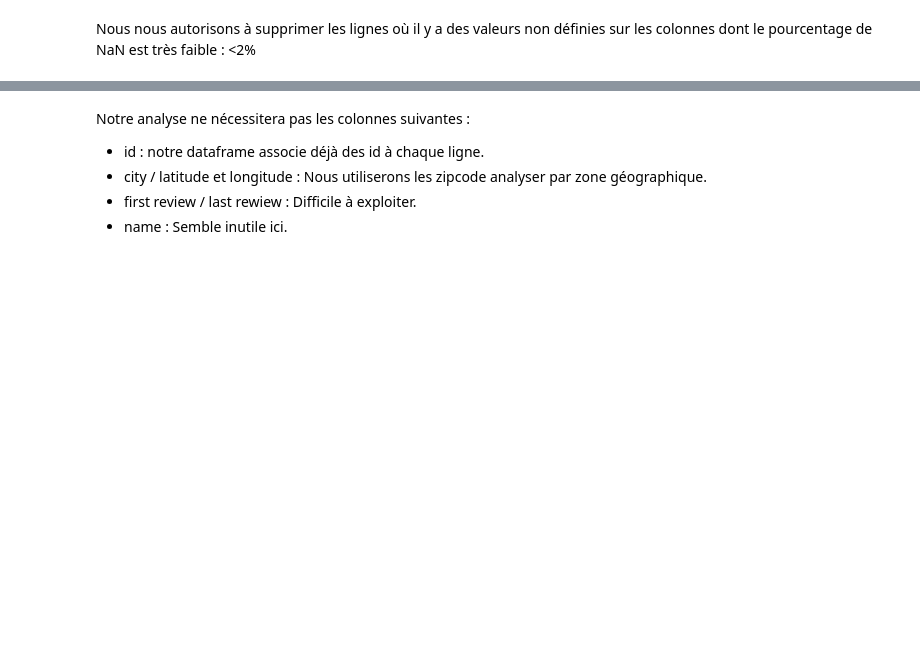
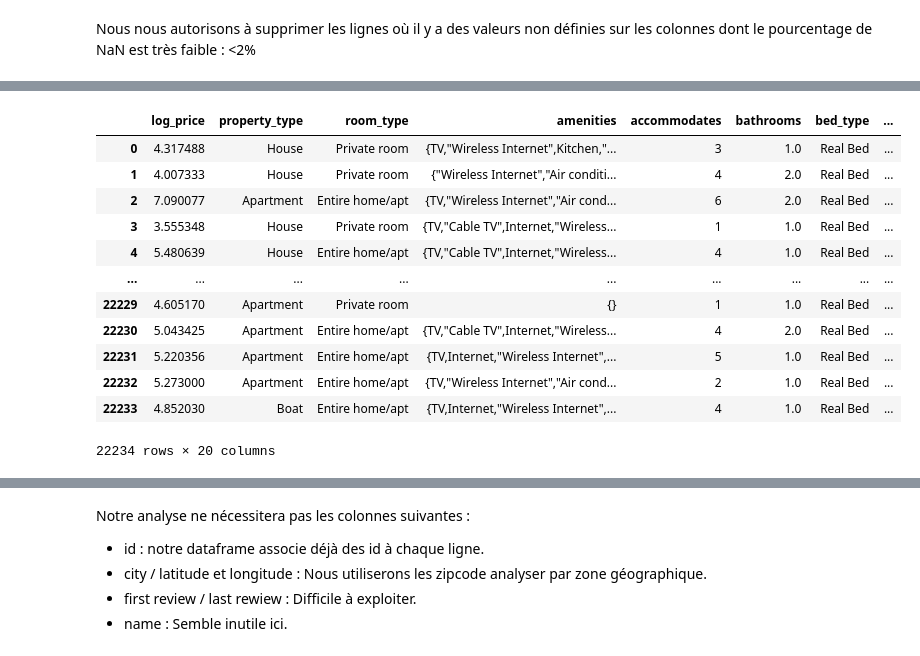
Before and after one commit to patch-me/airbnb-predict, a Jupyter notebook: myProject.ipynb, the cells around one changed output, grey strips where cells are left out. Cells and saved outputs as stored; diff of their text form; code cells hidden in the pictures; blank space fills up the shorter version.

```diff
--- a/myProject.ipynb
+++ b/myProject.ipynb
@@ -215,0 +172,77 @@ data
+# %%
+# Suppression des lignes avec des valeurs manquantes (<2%)
+# data = data.dropna(
+#     subset=[
+#         "id",
+#         "beds",
+#         "bedrooms",
+#         "bathrooms",
+#         "host_since",
+#         "host_identity_verified",
+#         "host_has_profile_pic",
+#         "zipcode",
+#     ]
+# )
+
+# changements des valeurs manquantes dans la colonne review_scores_rating par le dernier quartile
+data["review_scores_rating"] = data["review_scores_rating"].fillna(
+    data["review_scores_rating"].quantile(0.25)
+)
+# if host_identity_verified if none then false
+data["host_identity_verified"] = data["host_identity_verified"].fillna("f")
+
+
+# fill host_response_rate with quantile 0.75
+def getSTRQuantile75(column) -> float:
+    # parse "%" to float and divide by 100 ignoring nan
+    column = column.str.replace("%", "").astype(float)
+    return column.quantile(0.25)
+
+
+def getFloatQuantile75(column) -> float:
+    return column.quantile(0.25)
+
+
+my_quantil = getSTRQuantile75(data["host_response_rate"])
+# remove % from column
+data["host_response_rate"] = data["host_response_rate"].str.replace("%", "")
+data["host_response_rate"] = data["host_response_rate"].fillna(my_quantil)
+
+bedQuantil = getFloatQuantile75(data["beds"])
+data["beds"] = data["beds"].fillna(bedQuantil)
+
+bathQuantil = getFloatQuantile75(data["bathrooms"])
+data["bathrooms"] = data["bathrooms"].fillna(bathQuantil)
+
+# in column instant_bookable replace t by True and f by False
+data["instant_bookable"] = data["instant_bookable"].replace({"t": True, "f": False})
+
+# Suppression des colonnes inutiles
+data = data.drop(
+    columns=[
+        "id",
+        "name",
+        "last_review",
+        "first_review",
+        "zipcode",
+        "host_has_profile_pic",
+        "host_since",
+        "bedrooms",
+    ]
+)
+
+data
+# %% [output]
+|  | log_price | property_type | room_type | amenities | accommodates | bathrooms | bed_type | ... |
+| 0 | 4.317488 | House | Private room | {TV,"Wireless Internet",Kitchen,"... | 3 | 1.0 | Real Bed | ... |
+| 1 | 4.007333 | House | Private room | {"Wireless Internet","Air conditi... | 4 | 2.0 | Real Bed | ... |
+| 2 | 7.090077 | Apartment | Entire home/apt | {TV,"Wireless Internet","Air cond... | 6 | 2.0 | Real Bed | ... |
+| 3 | 3.555348 | House | Private room | {TV,"Cable TV",Internet,"Wireless... | 1 | 1.0 | Real Bed | ... |
+| 4 | 5.480639 | House | Entire home/apt | {TV,"Cable TV",Internet,"Wireless... | 4 | 1.0 | Real Bed | ... |
+| ... | ... | ... | ... | ... | ... | ... | ... | ... |
+| 22229 | 4.605170 | Apartment | Private room | {} | 1 | 1.0 | Real Bed | ... |
+| 22230 | 5.043425 | Apartment | Entire home/apt | {TV,"Cable TV",Internet,"Wireless... | 4 | 2.0 | Real Bed | ... |
+| 22231 | 5.220356 | Apartment | Entire home/apt | {TV,Internet,"Wireless Internet",... | 5 | 1.0 | Real Bed | ... |
+| 22232 | 5.273000 | Apartment | Entire home/apt | {TV,"Wireless Internet","Air cond... | 2 | 1.0 | Real Bed | ... |
+| 22233 | 4.852030 | Boat | Entire home/apt | {TV,Internet,"Wireless Internet",... | 4 | 1.0 | Real Bed | ... |
+22234 rows × 20 columns
```
Also changed, not shown: parts of 21 cells of this notebook.
